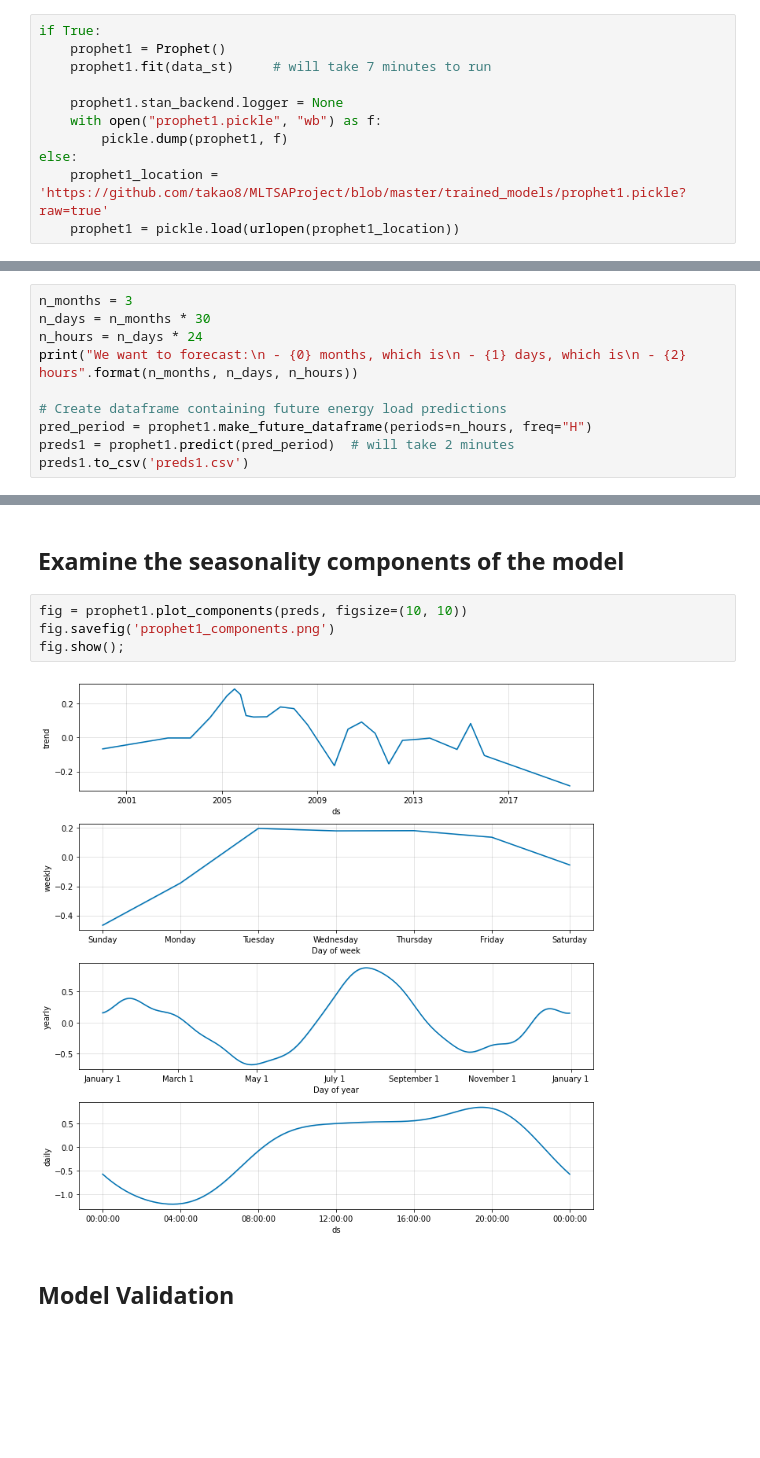
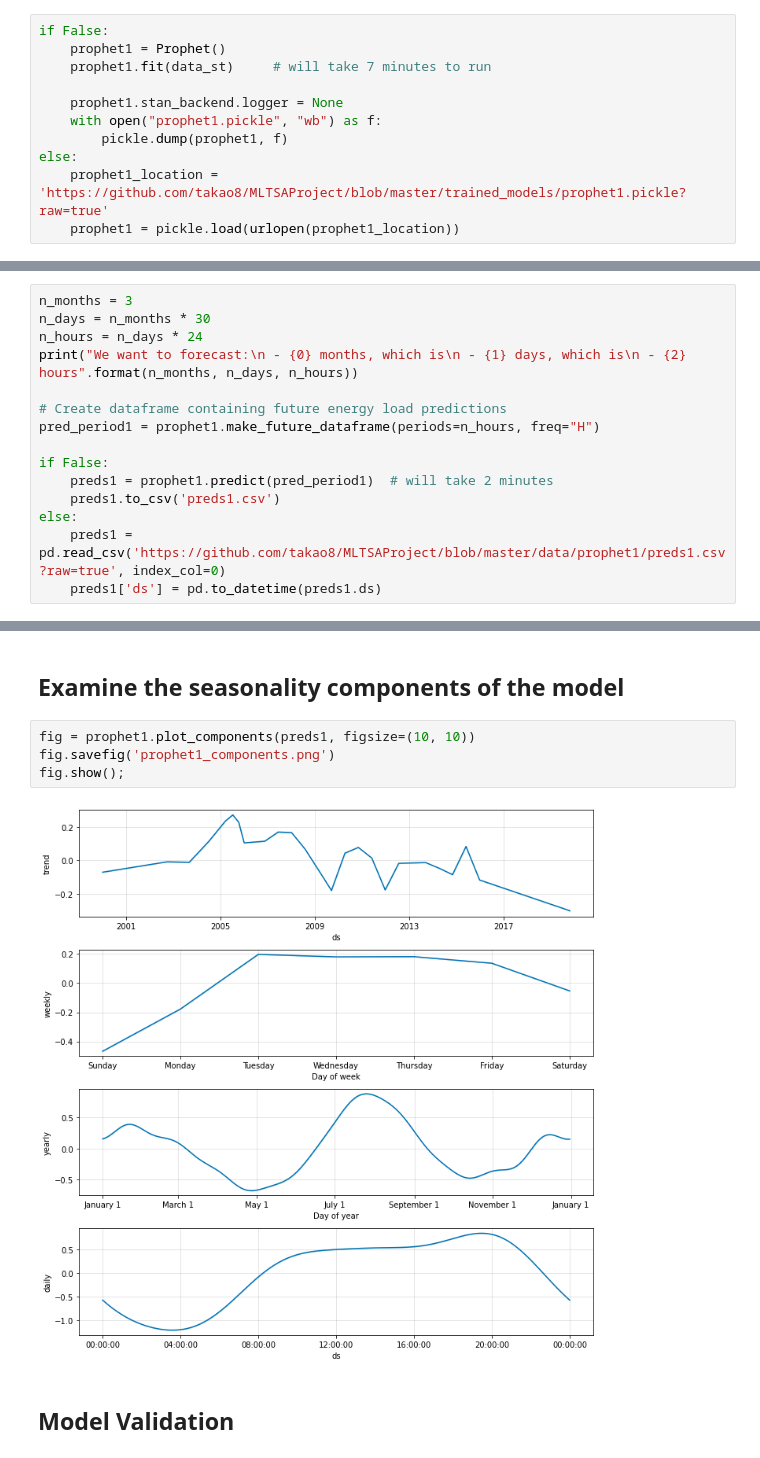
Before and after one commit to takao8/MLTSAProject, a Jupyter notebook: NEPOOL_Analaysis.ipynb, the cells around one changed output, grey strips where cells are left out. Drawn from its saved outputs; the diff is of its cells as text; blank space fills up the shorter version.

```diff
--- a/NEPOOL_Analaysis.ipynb
+++ b/NEPOOL_Analaysis.ipynb
@@ -202,7 +202,7 @@ data_st.ds = pd.to_datetime(data_st.ds)
 # %% [markdown]
 ## Train the model
 # %%
-if True:
+if False:
     prophet1 = Prophet()
     prophet1.fit(data_st)     # will take 7 minutes to run
 
@@ -221,9 +221,14 @@ n_hours = n_days * 24
 print("We want to forecast:\n - {0} months, which is\n - {1} days, which is\n - {2} hours".format(n_months, n_days, n_hours))
 
 # Create dataframe containing future energy load predictions
-pred_period = prophet1.make_future_dataframe(periods=n_hours, freq="H")
-preds1 = prophet1.predict(pred_period)  # will take 2 minutes
-preds1.to_csv('preds1.csv')
+pred_period1 = prophet1.make_future_dataframe(periods=n_hours, freq="H")
+
+if False:
+    preds1 = prophet1.predict(pred_period1)  # will take 2 minutes
+    preds1.to_csv('preds1.csv')
+else:
+    preds1 = pd.read_csv('https://github.com/takao8/MLTSAProject/blob/master/data/prophet1/preds1.csv?raw=true', index_col=0)
+    preds1['ds'] = pd.to_datetime(preds1.ds)
 # %% [output]
 We want to forecast:
  - 3 months, which is
@@ -244,11 +249,11 @@ fig.savefig('prophet1_predictions.png')
 # %% [markdown]
 ## Examine the seasonality components of the model
 # %%
-fig = prophet1.plot_components(preds, figsize=(10, 10))
+fig = prophet1.plot_components(preds1, figsize=(10, 10))
 fig.savefig('prophet1_components.png')
 fig.show();
 # %% [output]
-[figure, old version]
+[figure, new version]
 # %% [markdown]
 ## Model Validation
 # %%
```
Also changed, not shown: parts of 17 cells of this notebook.
